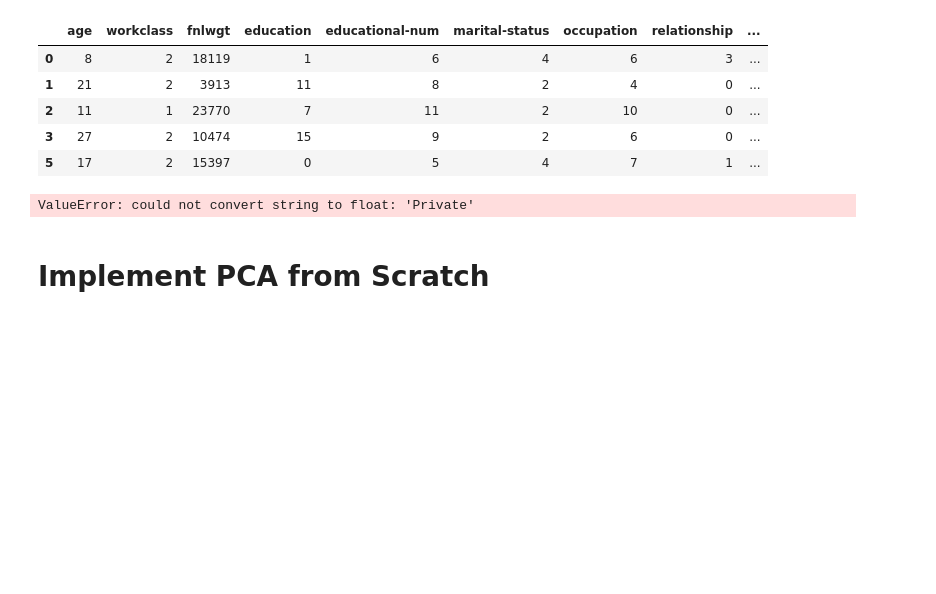
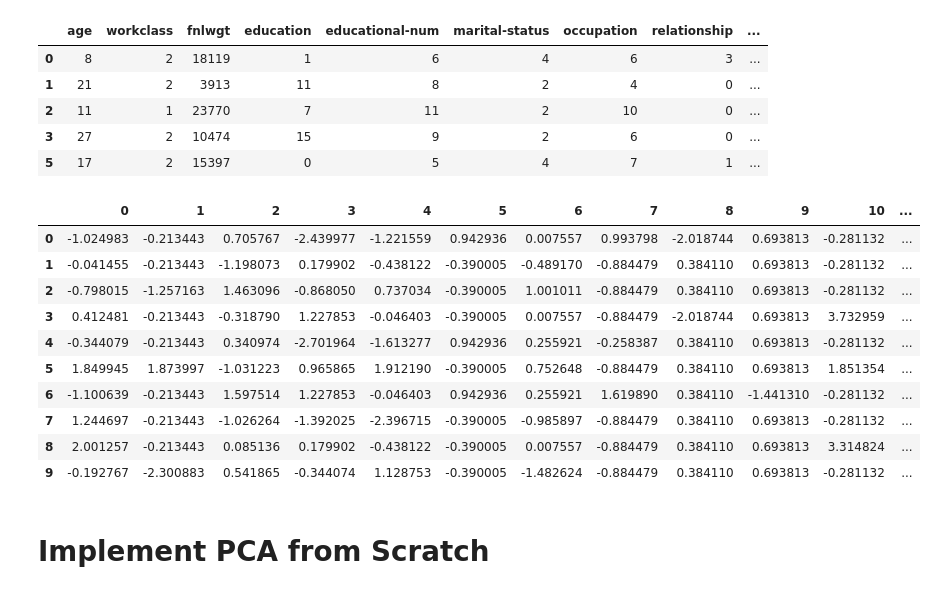
Before and after one commit to Abtinz/Machine-Learning-with-Python, a Jupyter notebook: DataMining/Data-PCA-Preprocessing/DM-Project1.ipynb, the cells around one changed output. Saved outputs shown, nothing was run; the diff lists cells and outputs as text; code cells hidden in the pictures; blank space fills up the shorter version.

Commit message:
StandardScaler

```diff
--- a/DataMining/Data-PCA-Preprocessing/DM-Project1.ipynb
+++ b/DataMining/Data-PCA-Preprocessing/DM-Project1.ipynb
@@ -202,14 +202,24 @@ df_encoded.head(5)
 # %%
 # Use StandardScaler from sklearn.preprocessing to normalize the features.
 
 scaler = StandardScaler()
 
-
-# your code here:
-
-?
+scaled_np = scaler.fit_transform(df_encoded)
+scaled_df = pd.DataFrame(scaled_np)
+for
+scaled_df.head(10)
 # %% [output]
-ValueError: could not convert string to float: 'Private'
+|  | 0 | 1 | 2 | 3 | 4 | 5 | 6 | 7 | 8 | 9 | 10 | ... |
+| 0 | -1.024983 | -0.213443 | 0.705767 | -2.439977 | -1.221559 | 0.942936 | 0.007557 | 0.993798 | -2.018744 | 0.693813 | -0.281132 | ... |
+| 1 | -0.041455 | -0.213443 | -1.198073 | 0.179902 | -0.438122 | -0.390005 | -0.489170 | -0.884479 | 0.384110 | 0.693813 | -0.281132 | ... |
+| 2 | -0.798015 | -1.257163 | 1.463096 | -0.868050 | 0.737034 | -0.390005 | 1.001011 | -0.884479 | 0.384110 | 0.693813 | -0.281132 | ... |
+| 3 | 0.412481 | -0.213443 | -0.318790 | 1.227853 | -0.046403 | -0.390005 | 0.007557 | -0.884479 | -2.018744 | 0.693813 | 3.732959 | ... |
+| 4 | -0.344079 | -0.213443 | 0.340974 | -2.701964 | -1.613277 | 0.942936 | 0.255921 | -0.258387 | 0.384110 | 0.693813 | -0.281132 | ... |
+| 5 | 1.849945 | 1.873997 | -1.031223 | 0.965865 | 1.912190 | -0.390005 | 0.752648 | -0.884479 | 0.384110 | 0.693813 | 1.851354 | ... |
+| 6 | -1.100639 | -0.213443 | 1.597514 | 1.227853 | -0.046403 | 0.942936 | 0.255921 | 1.619890 | 0.384110 | -1.441310 | -0.281132 | ... |
+| 7 | 1.244697 | -0.213443 | -1.026264 | -1.392025 | -2.396715 | -0.390005 | -0.985897 | -0.884479 | 0.384110 | 0.693813 | -0.281132 | ... |
+| 8 | 2.001257 | -0.213443 | 0.085136 | 0.179902 | -0.438122 | -0.390005 | 0.007557 | -0.884479 | 0.384110 | 0.693813 | 3.314824 | ... |
+| 9 | -0.192767 | -2.300883 | 0.541865 | -0.344074 | 1.128753 | -0.390005 | -1.482624 | -0.884479 | 0.384110 | 0.693813 | -0.281132 | ... |
 # %% [markdown]
 # Implement PCA from Scratch
 # %%
```
